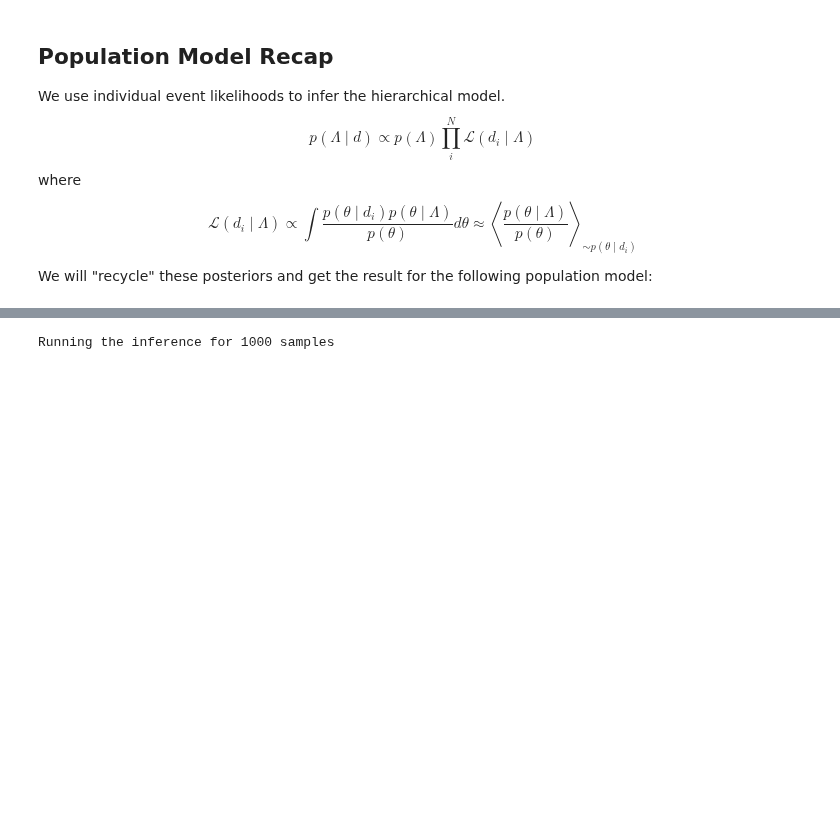
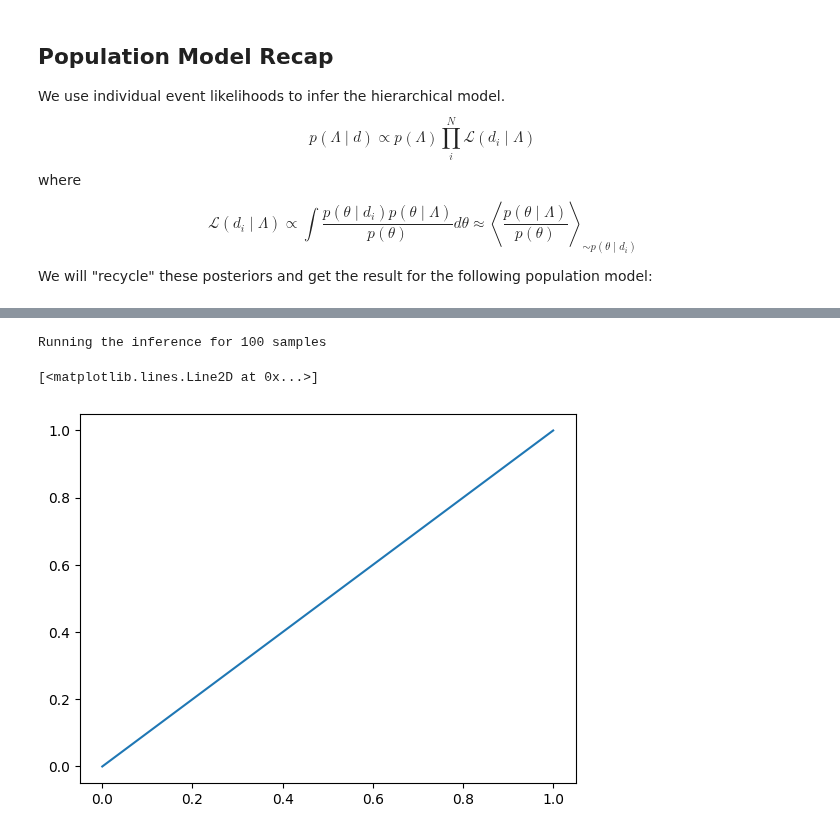
Before and after one commit to Potatoasad/Computational-Physics-Final-Project, a Jupyter notebook: BlackHolePopulationAnalysis.ipynb, the cells around one changed output, grey strips where cells are left out. Cells and saved outputs as stored; diff of their text form; code cells hidden in the pictures; blank space fills up the shorter version.

```diff
--- a/BlackHolePopulationAnalysis.ipynb
+++ b/BlackHolePopulationAnalysis.ipynb
@@ -223,7 +218,15 @@ N = NUTS(CL, Lambda_0, limits=limits)
 # %%
-result = N.run(1000)
+result = N.run(100)
 # %% [output]
-Running the inference for 1000 samples
+Running the inference for 100 samples
+# %%
+test_func = lambda x: N.domain_changer.inverse_transform_from_infinite(N.domain_changer.transform_to_infinite(x, 0, 1), 0, 1)
+
+import matplotlib.pyplot as plt
+plt.plot(np.linspace(0,1,100),  test_func(np.linspace(0,1,100)))
+# %% [output]
+[<matplotlib.lines.Line2D at 0x...>]
+[figure, added]
 # %%
 result_transformed = {k:jnp.array(result[k]) for k in result.copy().columns}
 CL.domain_changer.inverse_transform_in_place(result_transformed)
```
Also changed, not shown: parts of 18 cells of this notebook, 2 other files.
